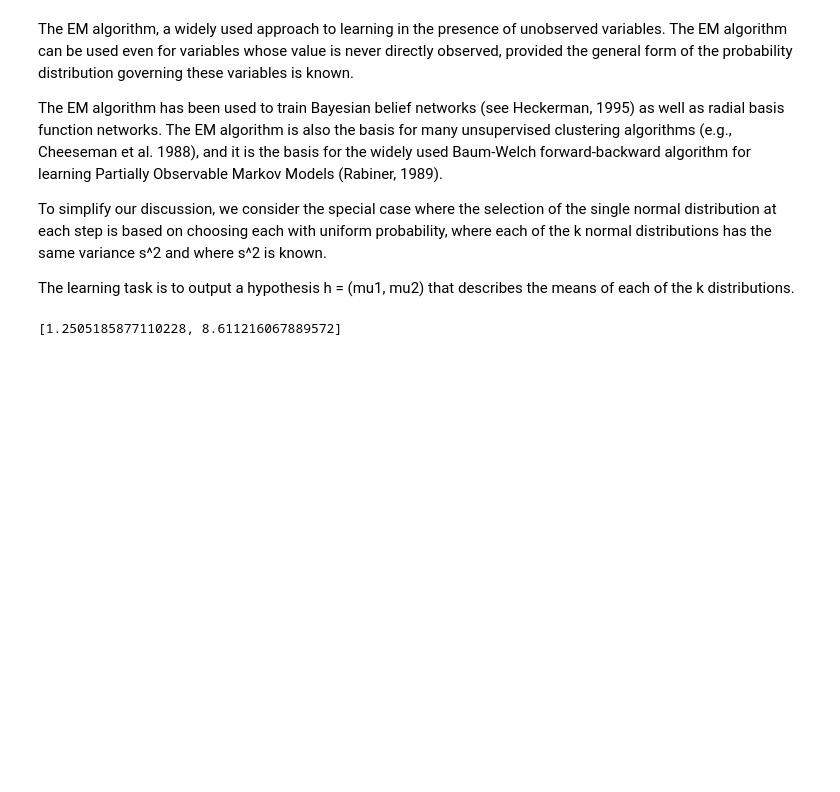
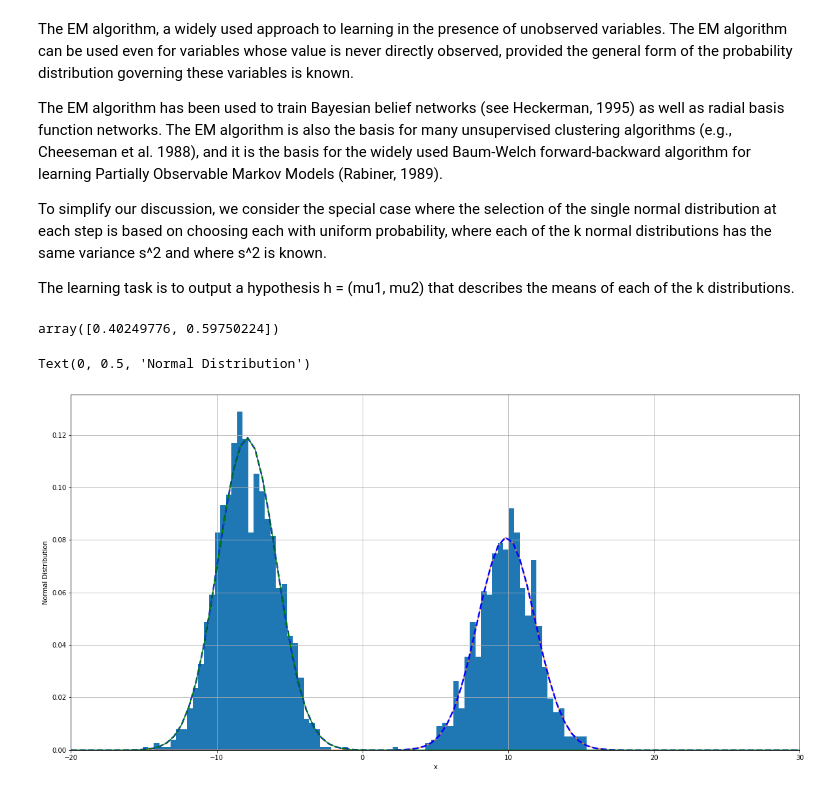
Before and after one commit to wtznc/expectation_maximization, a Jupyter notebook: em_algorithm.ipynb, the cells around one changed output. Saved outputs shown, nothing was run; the diff lists cells and outputs as text; code cells hidden in the pictures; blank space fills up the shorter version.

Commit message:
infers not only the mean but also sigmas, refactored

```diff
--- a/em_algorithm.ipynb
+++ b/em_algorithm.ipynb
@@ -14,7 +17,7 @@ import matplotlib.pyplot as plt
 # %%
 # mixture of two gaussian distributions
-gauss = {'1': [1, 2], '2': [9, 2]}
+gauss = {'1': [-8, 2], '2': [10, 2]}
 values = []
 for x in range(0, 2000):
-    choice = np.random.choice(np.arange(1,3), p=[0.5, 0.5])
+    choice = np.random.choice(np.arange(1,3), p=[0.6, 0.4])
     values.append(np.random.normal(gauss[str(choice)][0], gauss[str(choice)][1], 1)[0])
@@ -59,4 +24,46 @@ for x in range(0, 20): # 20 epochs
-# %%
-h
-# %% [output]
-[1.2505185877110228, 8.611216067889572]
+# %%
+def expectation_maximization(data, n_mixtures):
+    alpha = np.ones(n_mixtures) * 0.5
+    mu = np.random.random(n_mixtures) * 10
+    sigma = np.ones(n_mixtures) * 1.0
+    q = np.zeros((n_mixtures, len(data)))
+    for x in range(0, 100):
+        # Expectation Step
+        for m in range(n_mixtures):
+            q[m] = alpha[m] * scipy.stats.norm.pdf(data, mu[m], sigma[m])
+        C = np.sum(q, axis=0)
+        q /= C # normalized to values in range 0-1 (probabilities)
+
+        # Maximization Step
+        alpha = np.sum(q, axis=1) / len(data)
+        mu = np.sum(q * data, axis=1) / np.sum(q, axis=1)
+        sigma = np.sqrt(np.sum(q * pow(data - mu[:, np.newaxis], 2), axis=1) / np.sum(q, axis=1))
+        sigma[sigma < 0.1] = 0.1
+    return alpha, mu, sigma
+# %%
+alpha, mu, sigma = expectation_maximization(np.asarray(values), 2)
+# %%
+alpha
+# %% [output]
+array([0.40249776, 0.59750224])
+# %%
+x_min = np.min(-20)
+x_max = np.min(30)
+x = np.linspace(x_min, x_max, 100)
+y = scipy.stats.norm.pdf(x, mu[0], sigma[0])*alpha[0]
+y2 = scipy.stats.norm.pdf(x, mu[1], sigma[1])*alpha[1]
+y3 = y+y2
+# %%
+plt.plot(x,y, color='coral')
+plt.plot(x,y3, color='blue', linestyle='--', linewidth=2.5)
+plt.plot(x,y2, color='green')
+plt.hist(np.asarray(values), density=True, bins=80)
+plt.grid()
+
+plt.xlim(x_min,x_max)
+
+plt.xlabel('x')
+plt.ylabel('Normal Distribution')
+# %% [output]
+Text(0, 0.5, 'Normal Distribution')
+[figure, added]
```
Also changed, not shown: parts of 4 cells of this notebook.
